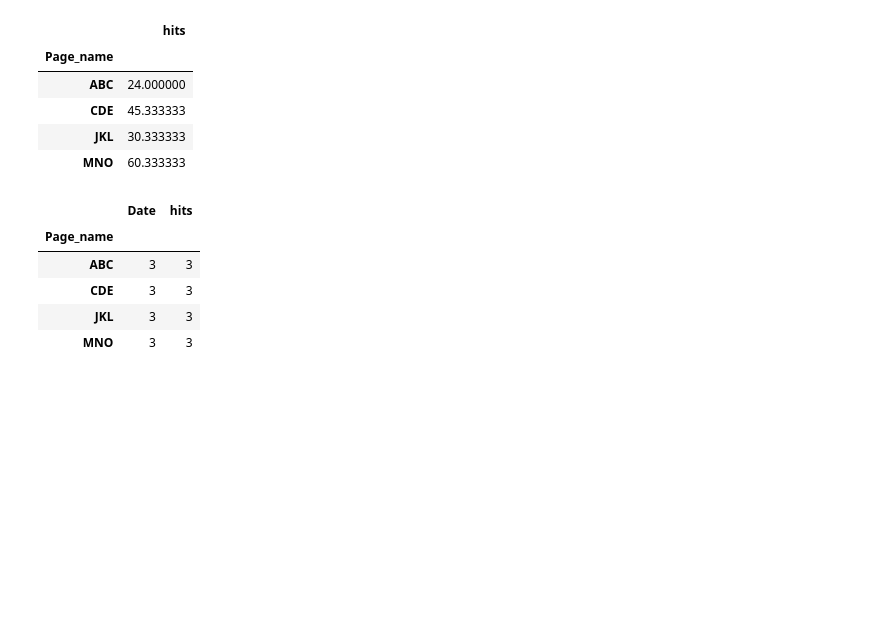
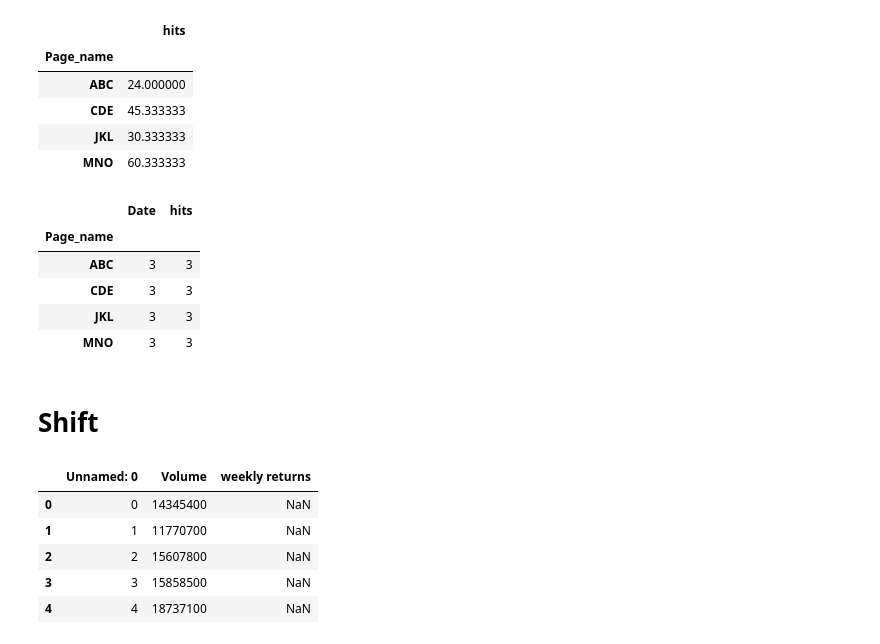
Before and after one commit to udaytak/DataScience-Basics, a Jupyter notebook: 02_Basic Data Operations.ipynb, the cells around one changed output. Drawn from its saved outputs; the diff is of its cells as text; code cells hidden in the pictures; blank space fills up the shorter version.

Commit message:
shift rows

```diff
--- a/02_Basic Data Operations.ipynb
+++ b/02_Basic Data Operations.ipynb
@@ -1071,7 +1071,15 @@ webtraffic.pivot_table(index='Page_name', aggfunc='count')
 | CDE | 3 | 3 |
 | JKL | 3 | 3 |
 | MNO | 3 | 3 |
+# %% [markdown]
+# Shift
 # %%
-#shift
-fb_finance = pd.read_csv('C:/Users/LocalAdmin/Documents/Python/Untitled Folder/FB.csv')
+fb_finance = pd.read_csv('FB.csv')
 fb_finance.head()
+# %% [output]
+|  | Unnamed: 0 | Volume | weekly returns |
+| 0 | 0 | 14345400 | NaN |
+| 1 | 1 | 11770700 | NaN |
+| 2 | 2 | 15607800 | NaN |
+| 3 | 3 | 15858500 | NaN |
+| 4 | 4 | 18737100 | NaN |
```
Also changed, not shown: parts of 3 cells of this notebook, 1 other file.
